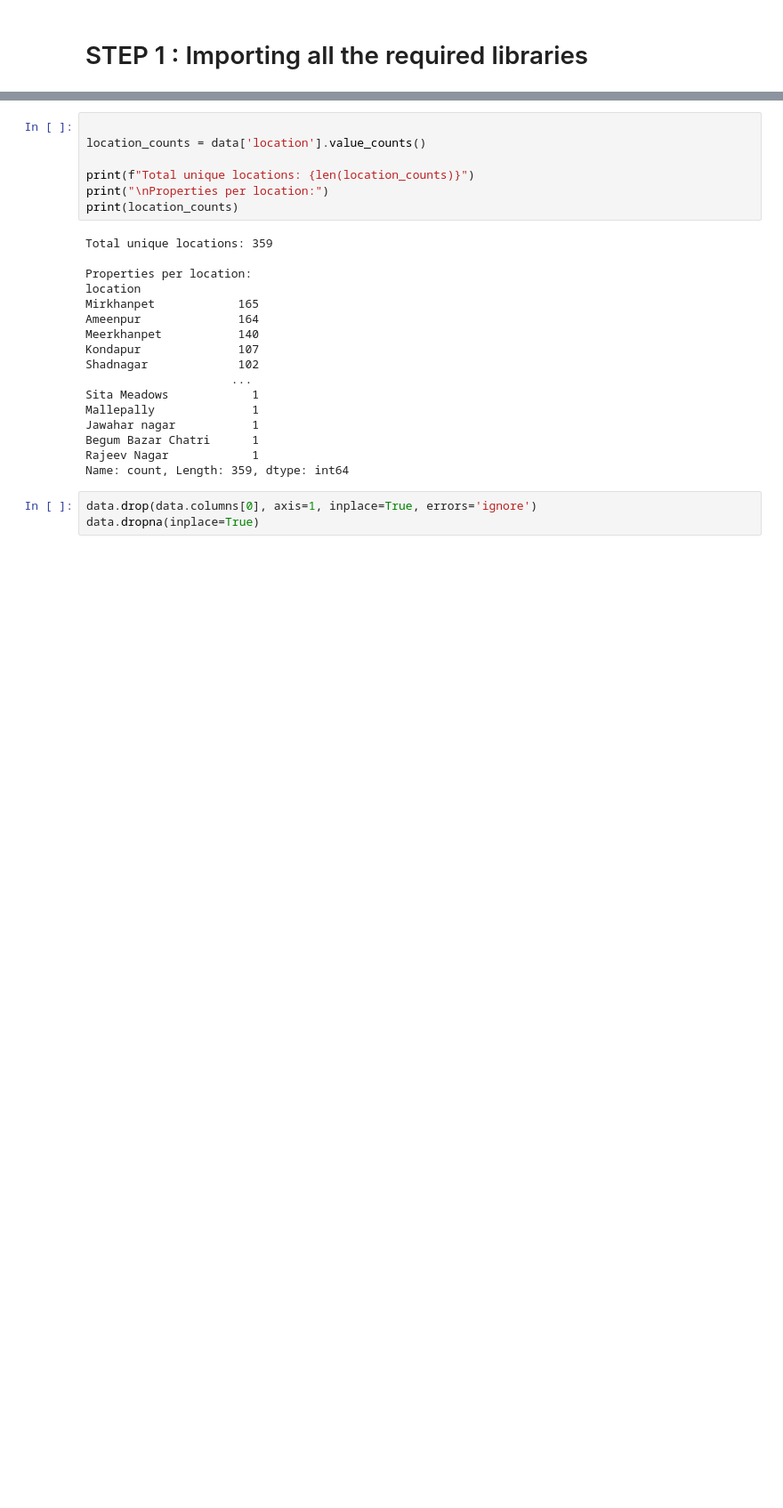
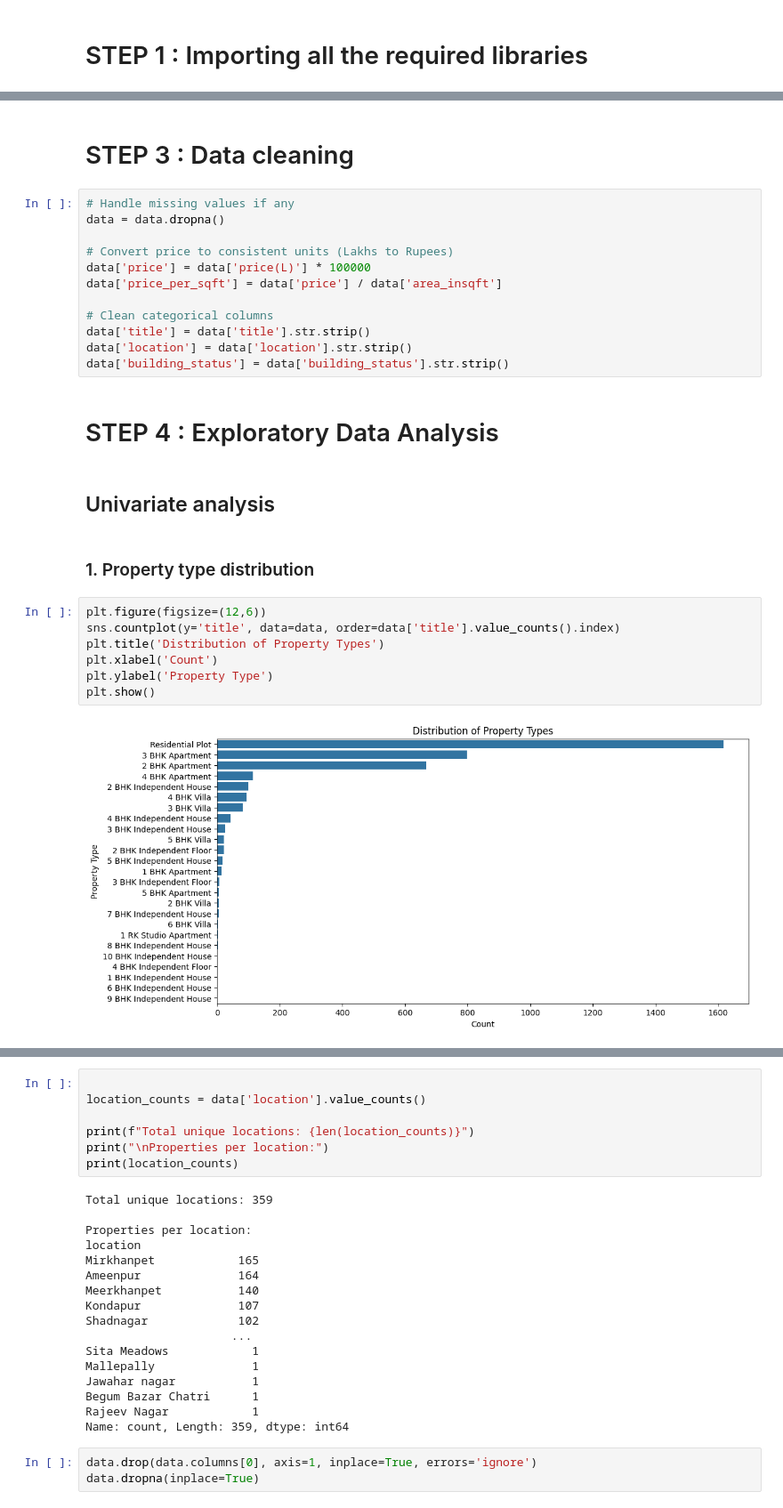
Before and after one commit to Rahul-Nakka-23/House-price-prediction, a Jupyter notebook: Main.ipynb, the cells around one changed output, grey strips where cells are left out. Shown: that part at 89% size. Saved outputs shown, nothing was run; the diff lists cells and outputs as text; blank space fills up the shorter version.

Commit message:
House price prediction

```diff
--- a/Main.ipynb
+++ b/Main.ipynb
@@ -15,0 +64,29 @@ data = pd.read_csv('D:\RAHUL\House price prediction\Dataset\Hyderbad_House_price
+# %% [markdown]
+# STEP 3 : Data cleaning
+# %%
+# Handle missing values if any
+data = data.dropna()
+
+# Convert price to consistent units (Lakhs to Rupees)
+data['price'] = data['price(L)'] * 100000
+data['price_per_sqft'] = data['price'] / data['area_insqft']
+
+# Clean categorical columns
+data['title'] = data['title'].str.strip()
+data['location'] = data['location'].str.strip()
+data['building_status'] = data['building_status'].str.strip()
+# %% [markdown]
+# STEP 4 : Exploratory Data Analysis
+# %% [markdown]
+## Univariate analysis
+# %% [markdown]
+### 1. Property type distribution
+# %%
+plt.figure(figsize=(12,6))
+sns.countplot(y='title', data=data, order=data['title'].value_counts().index)
+plt.title('Distribution of Property Types')
+plt.xlabel('Count')
+plt.ylabel('Property Type')
+plt.show()
+# %% [output]
+[figure, added]
```
Also changed, not shown: parts of 38 cells of this notebook.
